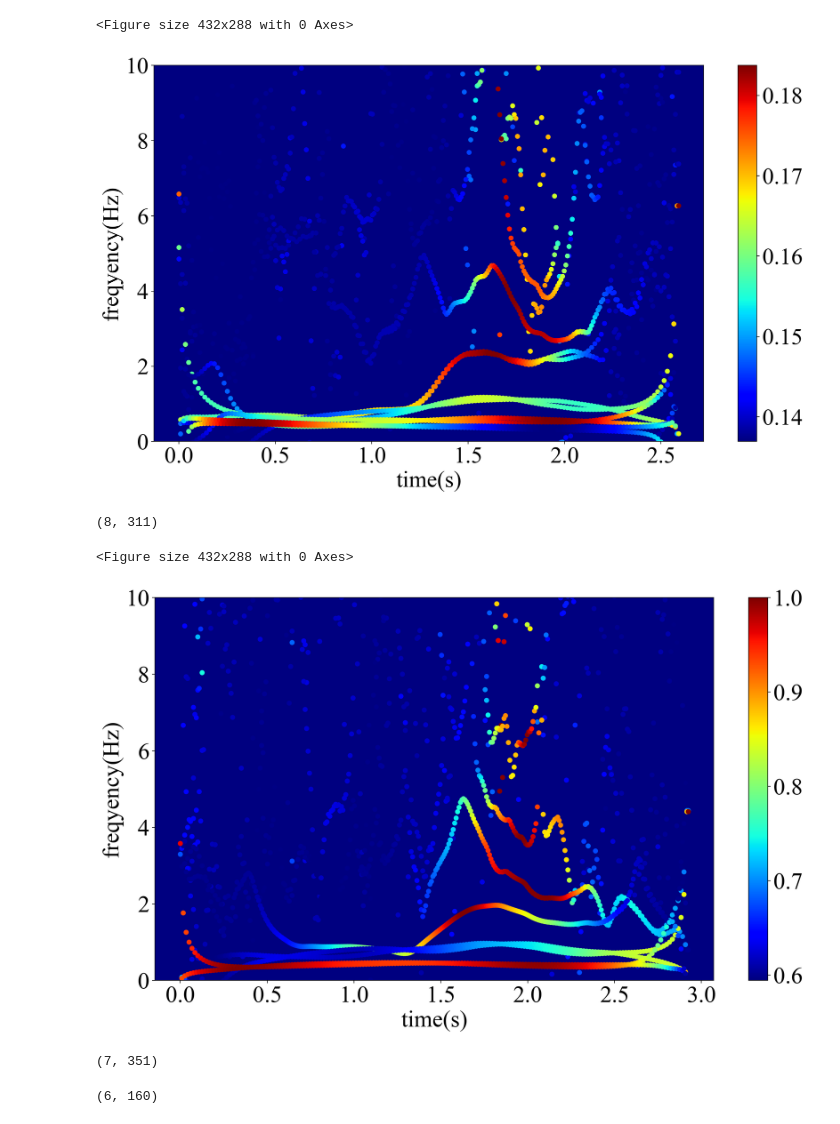
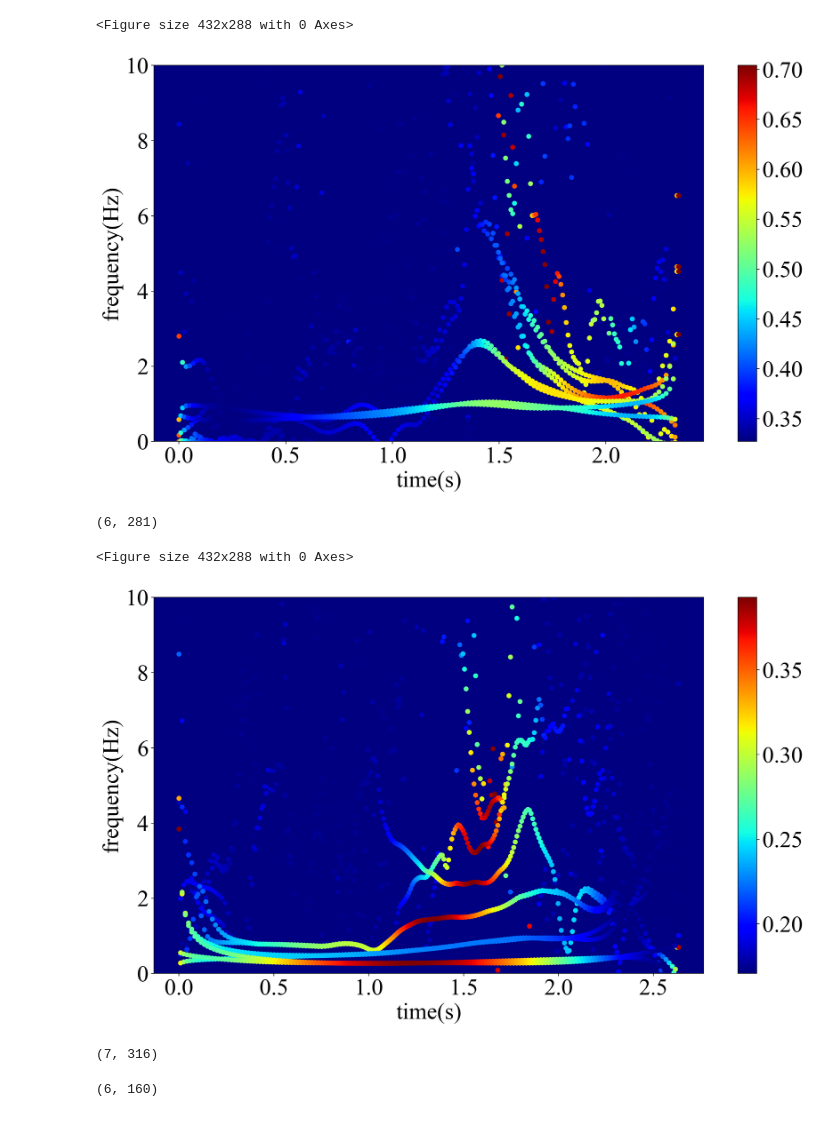
Before and after one commit to chudai8141/golf2, a Jupyter notebook: GolfMEMD/hht_calculation.ipynb, the cells around one changed output. Cells and saved outputs as stored; diff of their text form; code cells hidden in the pictures.

```diff
--- a/GolfMEMD/hht_calculation.ipynb
+++ b/GolfMEMD/hht_calculation.ipynb
@@ -12,10 +16,9 @@ import copy
 # %%
 # first straight data
-data_path = '../data/1111/straight_1_Take_001.bvh'
-first_impact = 224
-
-j = Joint()
-set_joint = j.hip
+# or
+# first slice data
+# data_path = '../data/1111/straight_1_Take_001.bvh'
+data_path = '../data/1111/slice_data/slice_1_Take_001.bvh'
 
 data, fs, text = bvh.bvhreader(data_path)
 data = bvh.errc(data, 3, 6)
@@ -73,7 +76,7 @@ ax = plt.gca()
 ax.set_facecolor([0.0, 0.0, 0.5])
 plt.ylim(0, 10)
 plt.xlabel('time(s)')
-plt.ylabel('freqyency(Hz)')
+plt.ylabel('frequency(Hz)')
 plt.colorbar()
 plt.show()
 # %% [output]
@@ -89,10 +92,7 @@ print(first_freq_data.shape)
 # %%
 # secont straight data
-data_path = '../data/1111/straight_2_Take_001.bvh'
-second_impact = 186
-
-j = Joint()
-set_joint = j.hip
+# data_path = '../data/1111/straight_2_Take_001.bvh'
+data_path = '../data/1111/slice_data/slice_2_Take_001.bvh'
 
 data, fs, text = bvh.bvhreader(data_path)
 data = bvh.errc(data, 3, 6)
@@ -150,7 +150,7 @@ ax = plt.gca()
 ax.set_facecolor([0.0, 0.0, 0.5])
 plt.ylim(0, 10)
 plt.xlabel('time(s)')
-plt.ylabel('freqyency(Hz)')
+plt.ylabel('frequency(Hz)')
 plt.colorbar()
 plt.show()
 # %% [output]
@@ -166,10 +166,7 @@ print(second_freq_data.shape)
 # %%
 # third straight data
-data_path = '../data/1111/straight_3_Take_001.bvh'
-third_impact = 212
-
-j = Joint()
-set_joint = j.hip
+# data_path = '../data/1111/straight_3_Take_001.bvh'
+data_path = '../data/1111/slice_data/slice_3_Take_001.bvh'
 
 data, fs, text = bvh.bvhreader(data_path)
 data = bvh.errc(data, 3, 6)
@@ -227,25 +224,22 @@ ax = plt.gca()
 ax.set_facecolor([0.0, 0.0, 0.5])
 plt.ylim(0, 10)
 plt.xlabel('time(s)')
-plt.ylabel('freqyency(Hz)')
+plt.ylabel('frequency(Hz)')
 plt.colorbar()
 plt.show()
 # %% [output]
 <Figure size 432x288 with 0 Axes>
-[figure, old version]
+[figure, new version]
 # %%
 third_freq_data = freq_mean.copy()
 third_amp_data = freq_mean.copy()
 print(third_freq_data.shape)
 # %% [output]
-(8, 311)
+(6, 281)
 # %%
 # fourth straight data
-data_path = '../data/1111/straight_4_Take_001.bvh'
-fourth_impact = 228
-
-j = Joint()
-set_joint = j.hip
+# data_path = '../data/1111/straight_4_Take_001.bvh'
+data_path = '../data/1111/slice_data/slice_4_Take_001.bvh'
 
 data, fs, text = bvh.bvhreader(data_path)
 data = bvh.errc(data, 3, 6)
@@ -280,40 +274,40 @@ freq_mean = np.mean(freq_all, axis=0)
 # amp normalize
 amp_norm = LA.norm(amp_all, axis=0)
 amp_mean = (amp_norm - np.min(amp_norm)) / (np.max(amp_norm) - np.min(amp_norm))
 
 # Number of decomposition
 Nod = freq_mean.shape[0]
 
 # frame
 frame = freq_mean.shape[1]
 
 # setting spectrum time
 spectrum_time = np.zeros((Nod, frame))
 for n in range(Nod):
     spectrum_time[n, :] = np.linspace(0, dt*frame, frame)
 
 # spectrogram plot
 plt.clf()
 plt.figure(dpi = 200, figsize=(16, 9))
 plt.rcParams['font.family'] = 'Times new Roman'
 plt.rcParams['font.size'] = 30
 for n in range(Nod):
     plt.scatter(spectrum_time[n, :], freq_mean[n, :], s = 30, c=amp_mean[n, :frame], cmap='jet')
 ax = plt.gca()
 ax.set_facecolor([0.0, 0.0, 0.5])
 plt.ylim(0, 10)
 plt.xlabel('time(s)')
-plt.ylabel('freqyency(Hz)')
+plt.ylabel('frequency(Hz)')
 plt.colorbar()
 plt.show()
 # %% [output]
 <Figure size 432x288 with 0 Axes>
-[figure, old version]
+[figure, new version]
 # %%
 fourth_freq_data = freq_mean.copy()
 fourth_amp_data = amp_mean.copy()
 print(fourth_freq_data.shape)
 # %% [output]
-(7, 351)
+(7, 316)
 # %%
 # setting impact frame data
```
Also changed, not shown: parts of 7 cells of this notebook.
